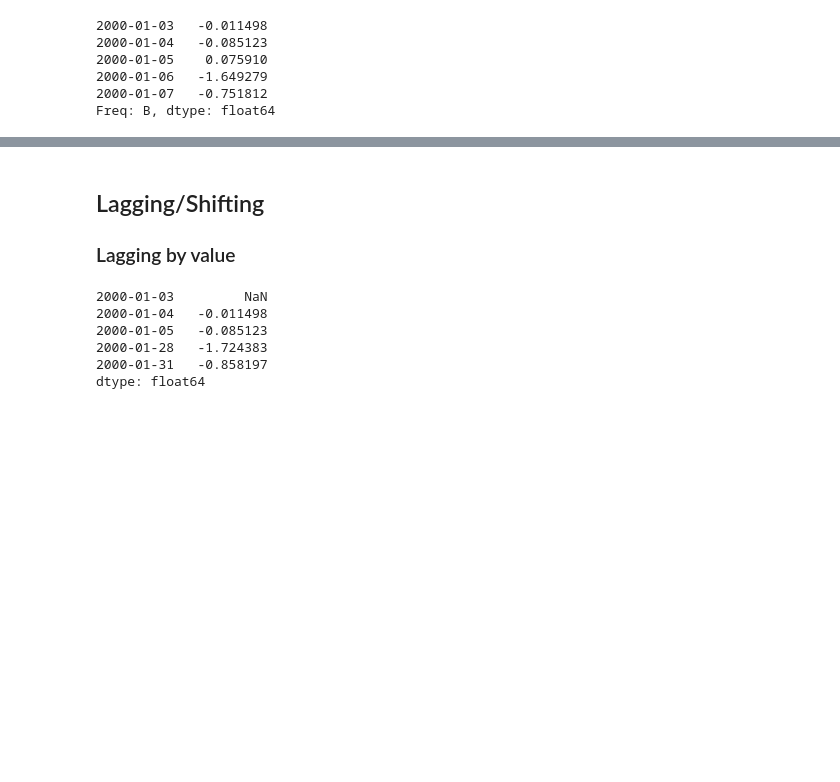
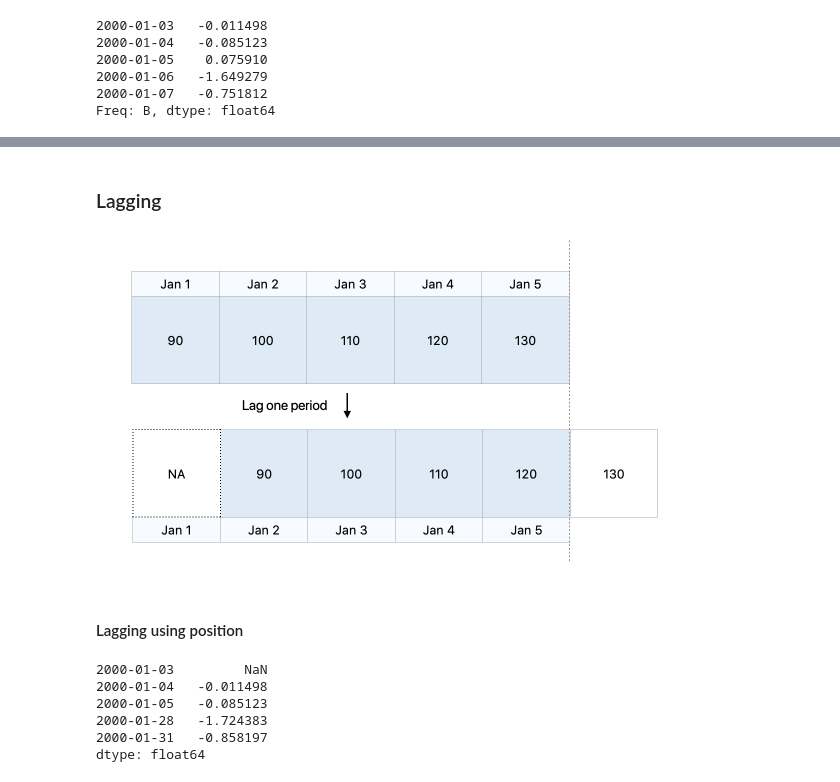
Before and after one commit to dgerlanc/programming-with-data, a Jupyter notebook: 04-time-series-slides.ipynb, the cells around one changed output, grey strips where cells are left out. Saved outputs shown, nothing was run; the diff lists cells and outputs as text; code cells hidden in the pictures; blank space fills up the shorter version.

```diff
--- a/04-time-series-slides.ipynb
+++ b/04-time-series-slides.ipynb
@@ -11,6 +11,10 @@ np.random.seed(252)
 def random_series(dts):
     res = pd.Series(np.random.randn(len(dts)), index=dts)
     return res
+
+def image(name, **kwargs):
+    from IPython.display import Image
+    return Image(filename=f'assets/{name}', retina=True, **kwargs)
 # %% [markdown]
 ## Time Series
 # %% [markdown]
@@ -93,7 +100,11 @@ Freq: B, dtype: float64
 # %% [markdown]
-## Lagging/Shifting
-
-### Lagging by value
+### Lagging
+# %%
+image('lag.png')
+# %% [output]
+[figure, added]
+# %% [markdown]
+#### Lagging using position
 # %%
 ts2k = ts['2000-01'].copy()
 ts2k.shift(1).iloc[[0, 1, 2, -2, -1]] # show first and last few rows
```
Also changed, not shown: parts of 9 cells of this notebook, 2 other files.
